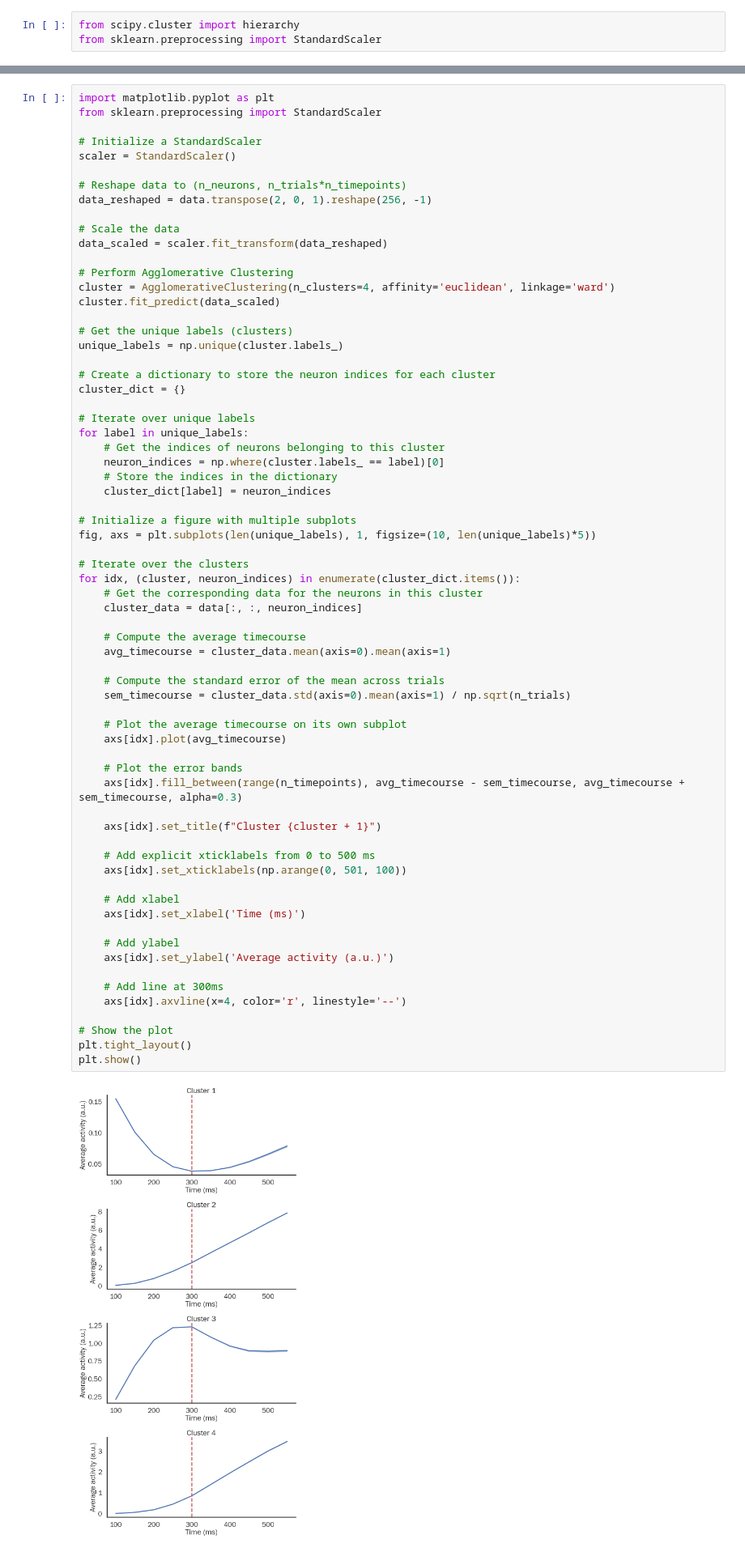
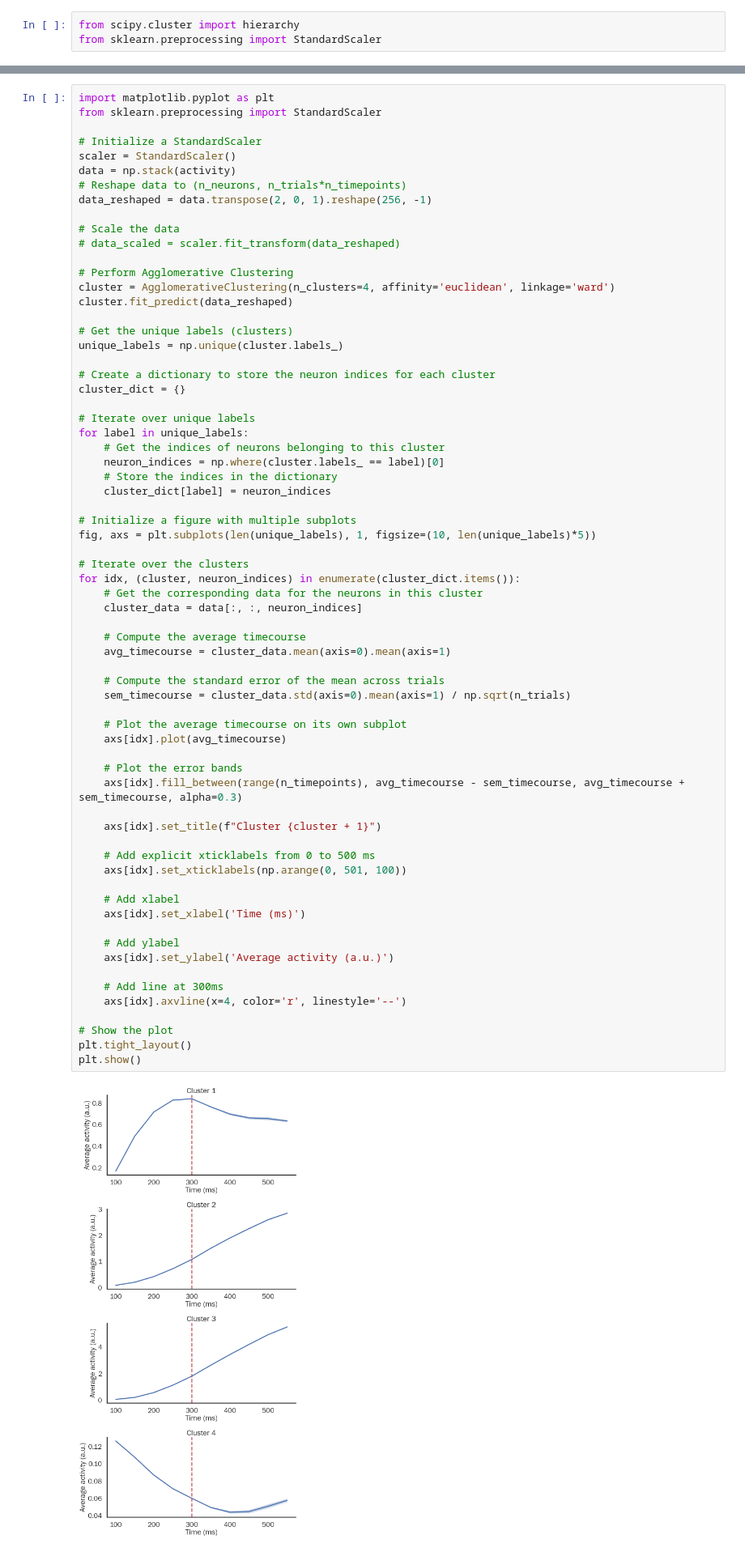
Before and after one commit to sh4r11f/illusion-rnn, a Jupyter notebook: notebooks/TAM_TAM_horiz.ipynb, the cells around one changed output, grey strips where cells are left out. Shown at 81% size. Drawn from its saved outputs; the diff is of its cells as text.

```diff
--- a/notebooks/TAM_TAM_horiz.ipynb
+++ b/notebooks/TAM_TAM_horiz.ipynb
@@ -786,16 +888,16 @@ from sklearn.preprocessing import StandardScaler
 
 # Initialize a StandardScaler
 scaler = StandardScaler()
-
+data = np.stack(activity)
 # Reshape data to (n_neurons, n_trials*n_timepoints)
 data_reshaped = data.transpose(2, 0, 1).reshape(256, -1)
 
 # Scale the data
-data_scaled = scaler.fit_transform(data_reshaped)
+# data_scaled = scaler.fit_transform(data_reshaped)
 
 # Perform Agglomerative Clustering
 cluster = AgglomerativeClustering(n_clusters=4, affinity='euclidean', linkage='ward')
-cluster.fit_predict(data_scaled)
+cluster.fit_predict(data_reshaped)
 
 # Get the unique labels (clusters)
 unique_labels = np.unique(cluster.labels_)
@@ -821,31 +923,31 @@ for idx, (cluster, neuron_indices) in enumerate(cluster_dict.items()):
     # Compute the average timecourse
     avg_timecourse = cluster_data.mean(axis=0).mean(axis=1)
 
     # Compute the standard error of the mean across trials
     sem_timecourse = cluster_data.std(axis=0).mean(axis=1) / np.sqrt(n_trials)
 
     # Plot the average timecourse on its own subplot
     axs[idx].plot(avg_timecourse)
 
     # Plot the error bands
     axs[idx].fill_between(range(n_timepoints), avg_timecourse - sem_timecourse, avg_timecourse + sem_timecourse, alpha=0.3)
 
     axs[idx].set_title(f"Cluster {cluster + 1}")
 
     # Add explicit xticklabels from 0 to 500 ms
     axs[idx].set_xticklabels(np.arange(0, 501, 100))
 
     # Add xlabel
     axs[idx].set_xlabel('Time (ms)')
 
     # Add ylabel
     axs[idx].set_ylabel('Average activity (a.u.)')
 
     # Add line at 300ms
     axs[idx].axvline(x=4, color='r', linestyle='--')
 
 # Show the plot
 plt.tight_layout()
 plt.show()
 # %% [output]
-[figure, old version]
+[figure, new version]
```
Also changed, not shown: parts of 22 cells of this notebook.
